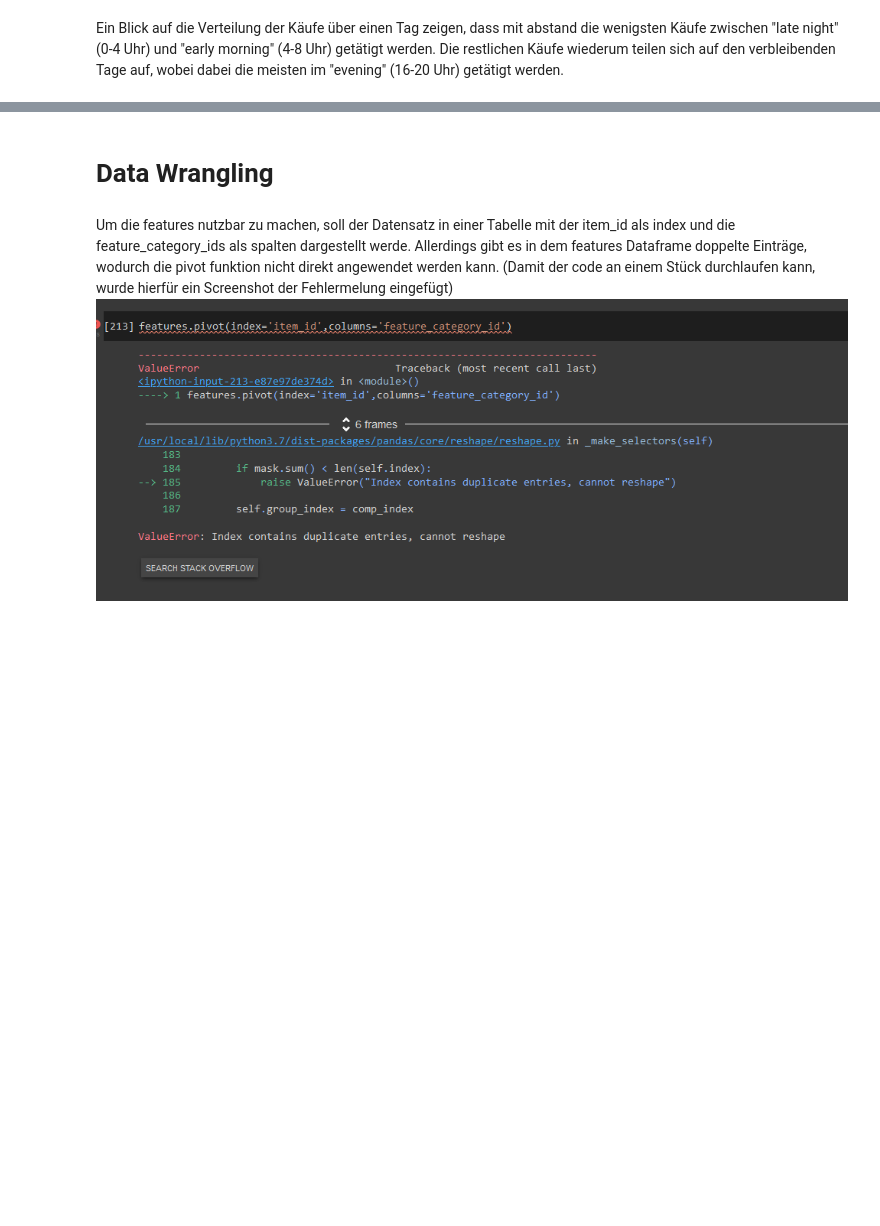
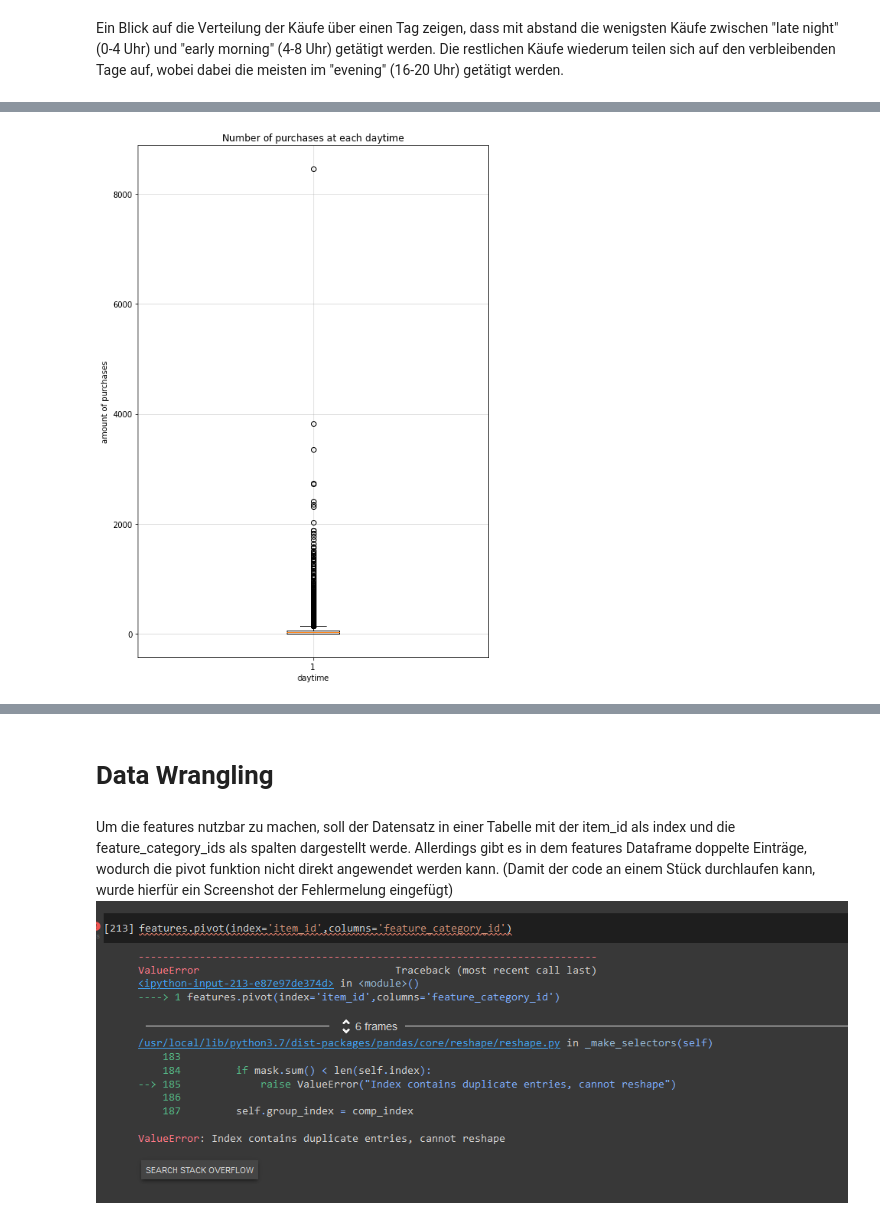
Before and after one commit to Ananassio/Data-Science_lab, a Jupyter notebook: Project/Data.ipynb, the cells around one changed output, grey strips where cells are left out. Cells and saved outputs as stored; diff of their text form; code cells hidden in the pictures; blank space fills up the shorter version.

```diff
--- a/Project/Data.ipynb
+++ b/Project/Data.ipynb
@@ -322,0 +373,11 @@ axes.grid(alpha=0.5)
+# %%
+fig, axes = plt.subplots(figsize=(8,12))
+
+axes.boxplot(train_purchases['item_id'].value_counts())
+
+axes.set_xlabel('daytime')
+axes.set_ylabel('amount of purchases')
+axes.set_title('Number of purchases at each daytime');
+axes.grid(alpha=0.5)
+# %% [output]
+[figure, added]
```
Also changed, not shown: parts of 13 cells of this notebook.
